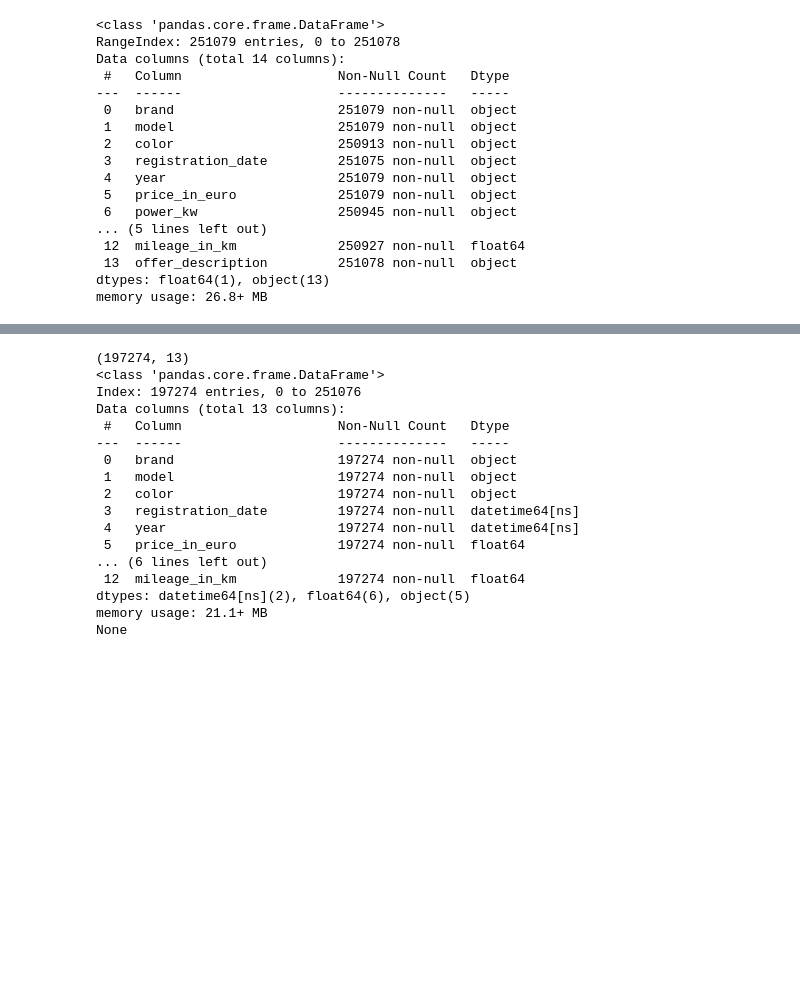
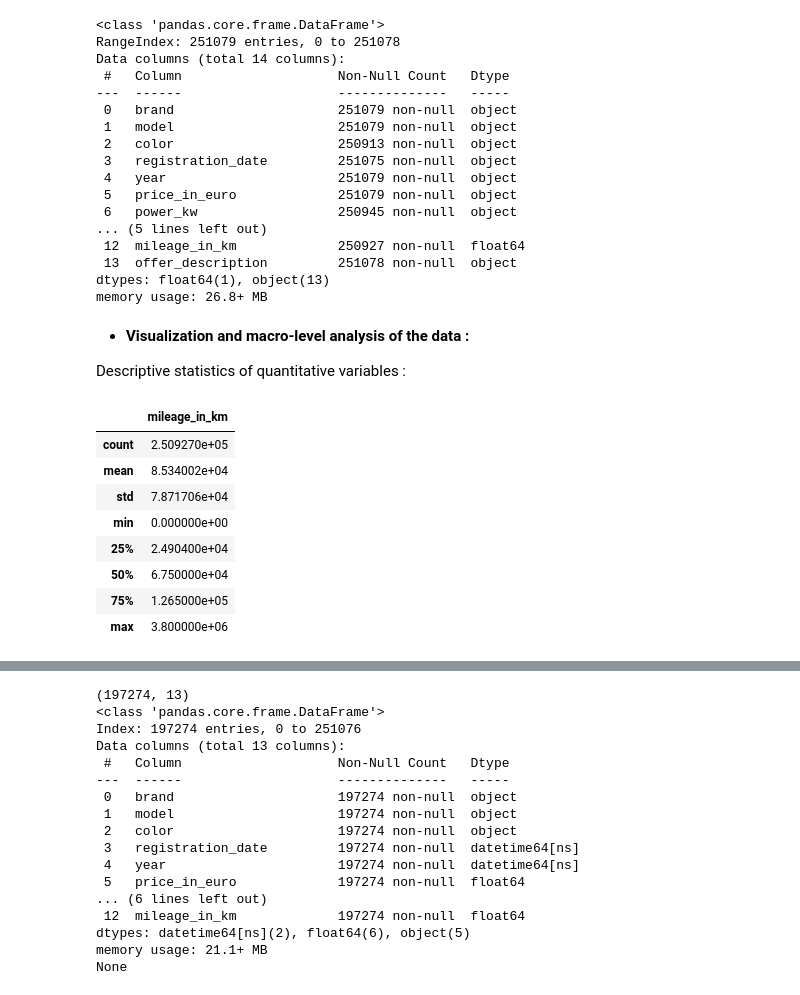
Before and after one commit to saintLaurentII/ML_PROJ, a Jupyter notebook: v1.ipynb, the cells around one changed output, grey strips where cells are left out. Saved outputs shown, nothing was run; the diff lists cells and outputs as text; code cells hidden in the pictures; blank space fills up the shorter version.

```diff
--- a/v1.ipynb
+++ b/v1.ipynb
@@ -54,0 +55,16 @@ cars['year'] = pd.to_datetime(cars['year'], format='%Y')
+# %% [markdown]
+* __Visualization and macro-level analysis of the data :__
+
+Descriptive statistics of quantitative variables :
+# %%
+cars.describe()
+# %% [output]
+|  | mileage_in_km |
+| count | 2.509270e+05 |
+| mean | 8.534002e+04 |
+| std | 7.871706e+04 |
+| min | 0.000000e+00 |
+| 25% | 2.490400e+04 |
+| 50% | 6.750000e+04 |
+| 75% | 1.265000e+05 |
+| max | 3.800000e+06 |
```
Also changed, not shown: parts of 21 cells of this notebook.
